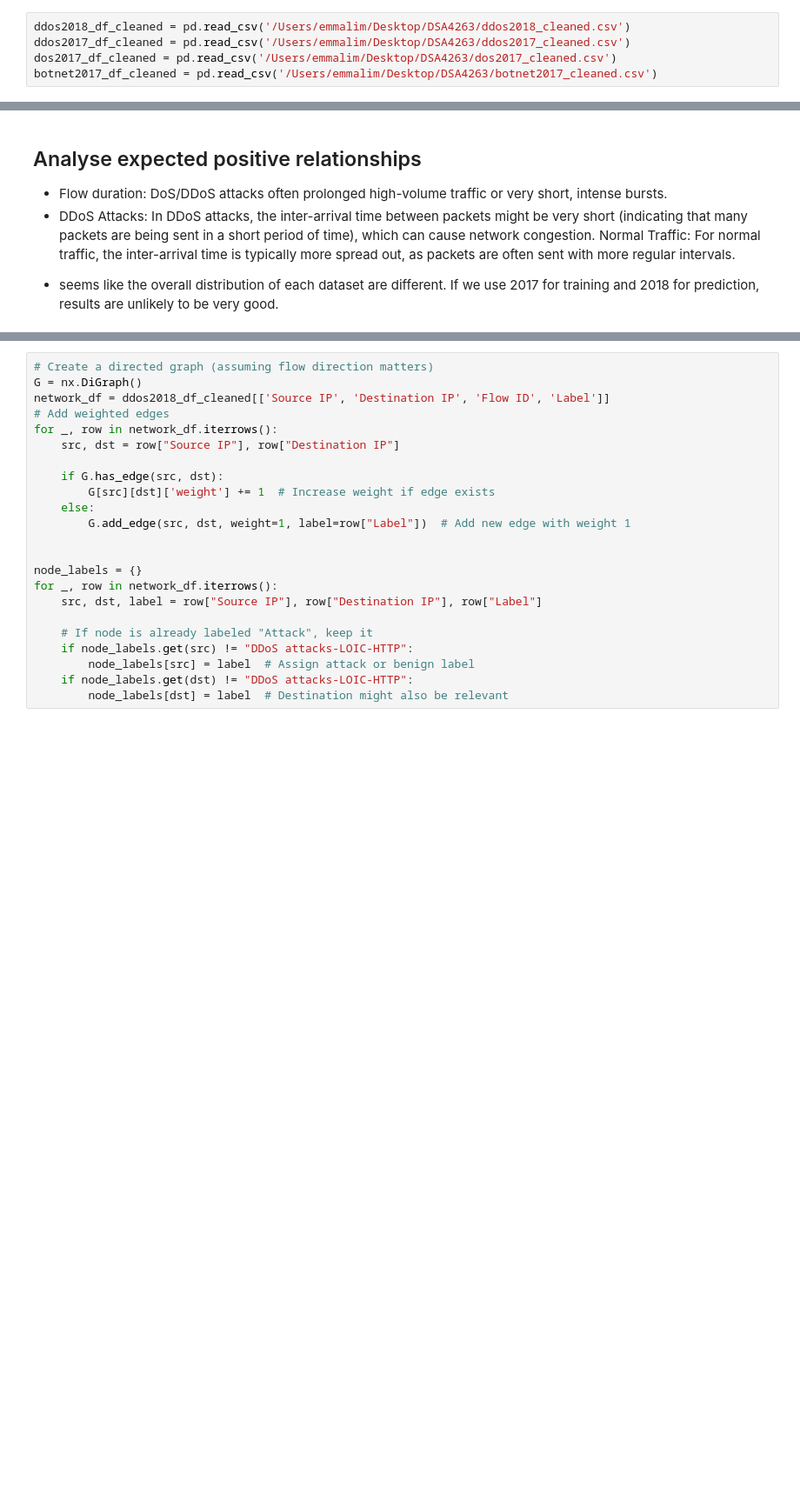
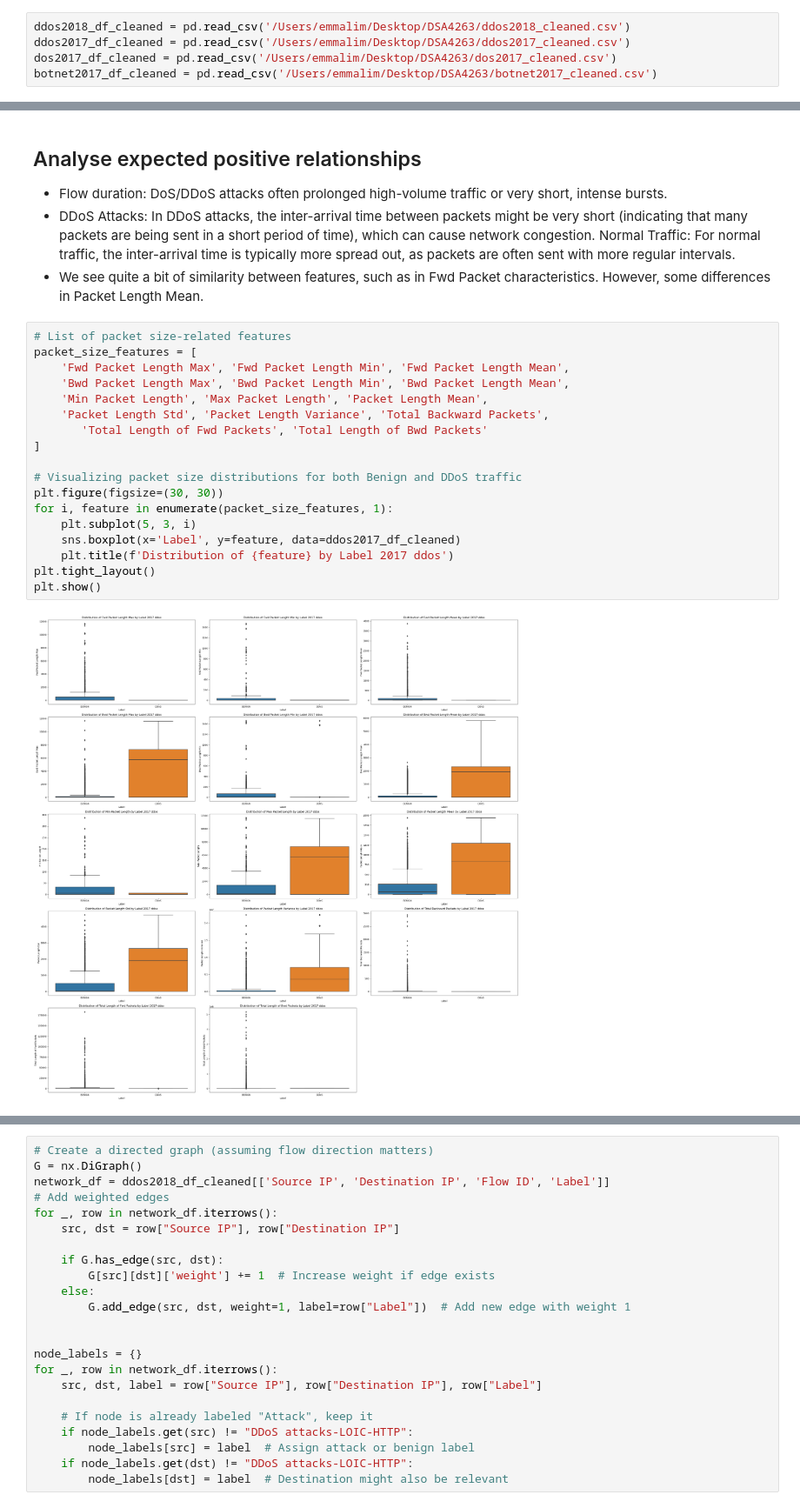
Before and after one commit to zhiyongyong-nus/dsa4263-fraudsters, a Jupyter notebook: cybersec_EDA.ipynb, the cells around one changed output, grey strips where cells are left out. Shown at 87% size. Drawn from its saved outputs; the diff is of its cells as text; blank space fills up the shorter version.

```diff
--- a/cybersec_EDA.ipynb
+++ b/cybersec_EDA.ipynb
@@ -267,9 +149,27 @@ plt.show()
 ## Analyse expected positive relationships
 * Flow duration: DoS/DDoS attacks often prolonged high-volume traffic or very short, intense bursts.
 * DDoS Attacks: In DDoS attacks, the inter-arrival time between packets might be very short (indicating that many packets are being sent in a short period of time), which can cause network congestion. Normal Traffic: For normal traffic, the inter-arrival time is typically more spread out, as packets are often sent with more regular intervals.
-
-
-- seems like the overall distribution of each dataset are different. If we  use 2017 for training and 2018 for prediction, results are unlikely to be very good.
+* We see quite a bit of similarity between features, such as in Fwd Packet characteristics. However, some differences in Packet Length Mean.
+# %%
+# List of packet size-related features
+packet_size_features = [
+    'Fwd Packet Length Max', 'Fwd Packet Length Min', 'Fwd Packet Length Mean',
+    'Bwd Packet Length Max', 'Bwd Packet Length Min', 'Bwd Packet Length Mean',
+    'Min Packet Length', 'Max Packet Length', 'Packet Length Mean',
+    'Packet Length Std', 'Packet Length Variance', 'Total Backward Packets',
+       'Total Length of Fwd Packets', 'Total Length of Bwd Packets'
+]
+
+# Visualizing packet size distributions for both Benign and DDoS traffic
+plt.figure(figsize=(30, 30))
+for i, feature in enumerate(packet_size_features, 1):
+    plt.subplot(5, 3, i)
+    sns.boxplot(x='Label', y=feature, data=ddos2017_df_cleaned)
+    plt.title(f'Distribution of {feature} by Label 2017 ddos')
+plt.tight_layout()
+plt.show()
+# %% [output]
+[figure, added]
 # %%
 # List of packet size-related features
 packet_size_features = [
```
Also changed, not shown: parts of 41 cells of this notebook, 5 other files.
